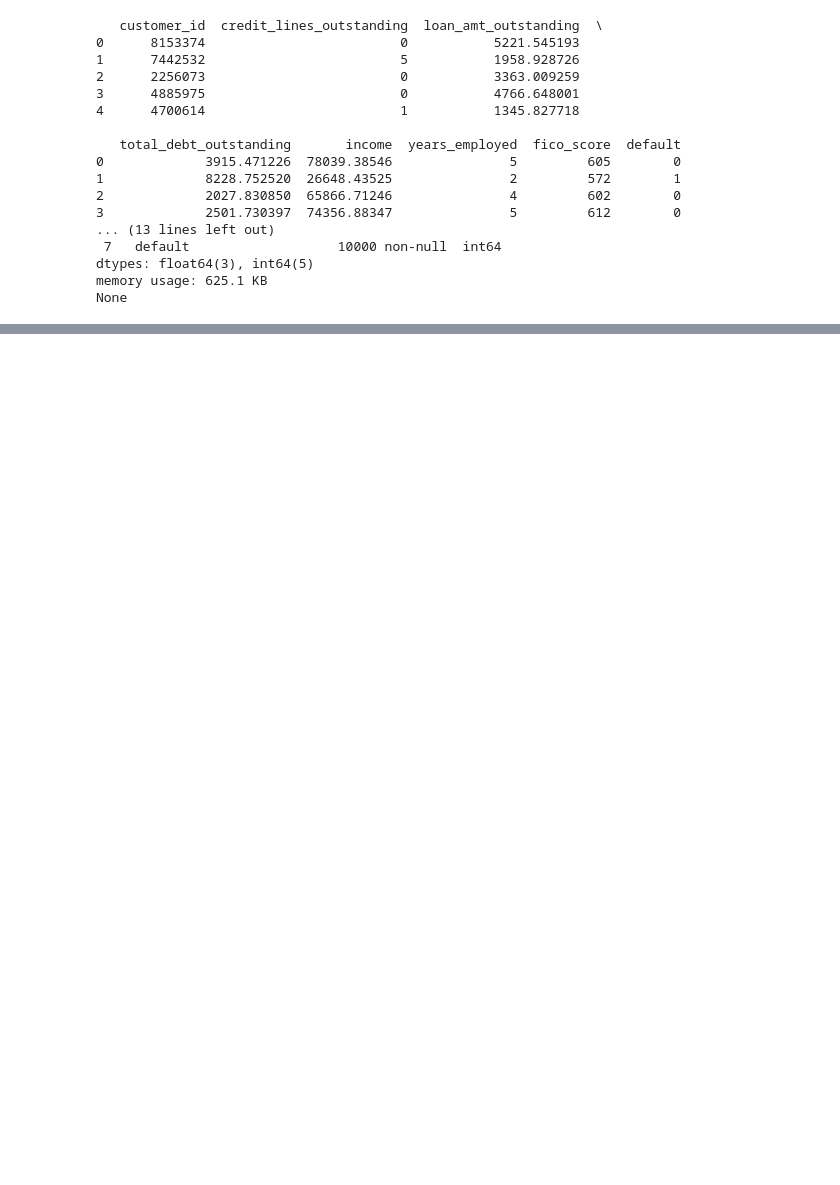
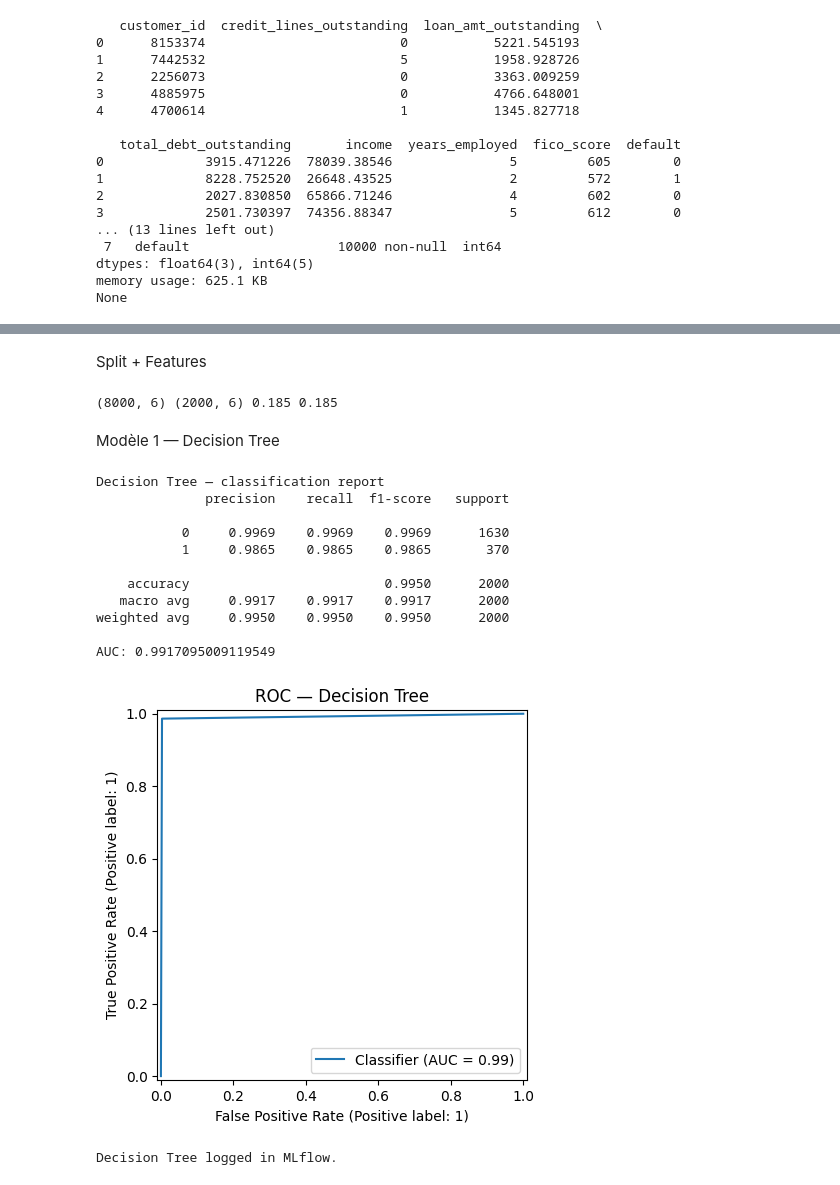
Before and after one commit to KevinJOU/Projet_MLOPS_LOAN, a Jupyter notebook: notebook/01_eda_and_models.ipynb, the cells around one changed output, grey strips where cells are left out. Drawn from its saved outputs; the diff is of its cells as text; code cells hidden in the pictures; blank space fills up the shorter version.

Commit message:
feat: add updated EDA + MLFlow tracking notebook

```diff
--- a/notebook/01_eda_and_models.ipynb
+++ b/notebook/01_eda_and_models.ipynb
@@ -47,0 +173,61 @@ None
+# %% [markdown]
+Split + Features
+# %%
+ID_COL = "customer_id"
+TARGET = "default"
+
+X = df.drop(columns=[ID_COL, TARGET])
+y = df[TARGET].astype(int)  # s'assurer binaire 0/1
+
+X_train, X_test, y_train, y_test = train_test_split(
+    X, y, test_size=0.2, stratify=y, random_state=SEED
+)
+
+print(X_train.shape, X_test.shape, y_train.mean().round(3), y_test.mean().round(3))
+# %% [output]
+(8000, 6) (2000, 6) 0.185 0.185
+# %% [markdown]
+Modèle 1 — Decision Tree
+# %%
+# Decision Tree
+
+dt = DecisionTreeClassifier(
+    max_depth=None,
+    min_samples_split=2,
+    random_state=SEED
+)
+dt.fit(X_train, y_train)
+
+y_pred_dt = dt.predict(X_test)
+y_proba_dt = dt.predict_proba(X_test)[:, 1]
+auc_dt = roc_auc_score(y_test, y_proba_dt)
+
+print("Decision Tree — classification report")
+print(classification_report(y_test, y_pred_dt, digits=4))
+print("AUC:", auc_dt)
+
+RocCurveDisplay.from_predictions(y_test, y_proba_dt)
+plt.title("ROC — Decision Tree")
+plt.show()
+
+# Log Decision Tree
+with mlflow.start_run(run_name="DecisionTree"):
+    mlflow.log_param("max_depth", None)
+    mlflow.log_param("min_samples_split", 2)
+    mlflow.log_metric("auc", float(roc_auc_score(y_test, y_proba_dt)))
+    mlflow.sklearn.log_model(dt, artifact_path="model")
+print("Decision Tree logged in MLflow.")
+# %% [output]
+Decision Tree — classification report
+              precision    recall  f1-score   support
+
+           0     0.9969    0.9969    0.9969      1630
+           1     0.9865    0.9865    0.9865       370
+
+    accuracy                         0.9950      2000
+   macro avg     0.9917    0.9917    0.9917      2000
+weighted avg     0.9950    0.9950    0.9950      2000
+
+AUC: 0.9917095009119549
+[figure, added]
+Decision Tree logged in MLflow.
```
Also changed, not shown: parts of 17 cells of this notebook.
